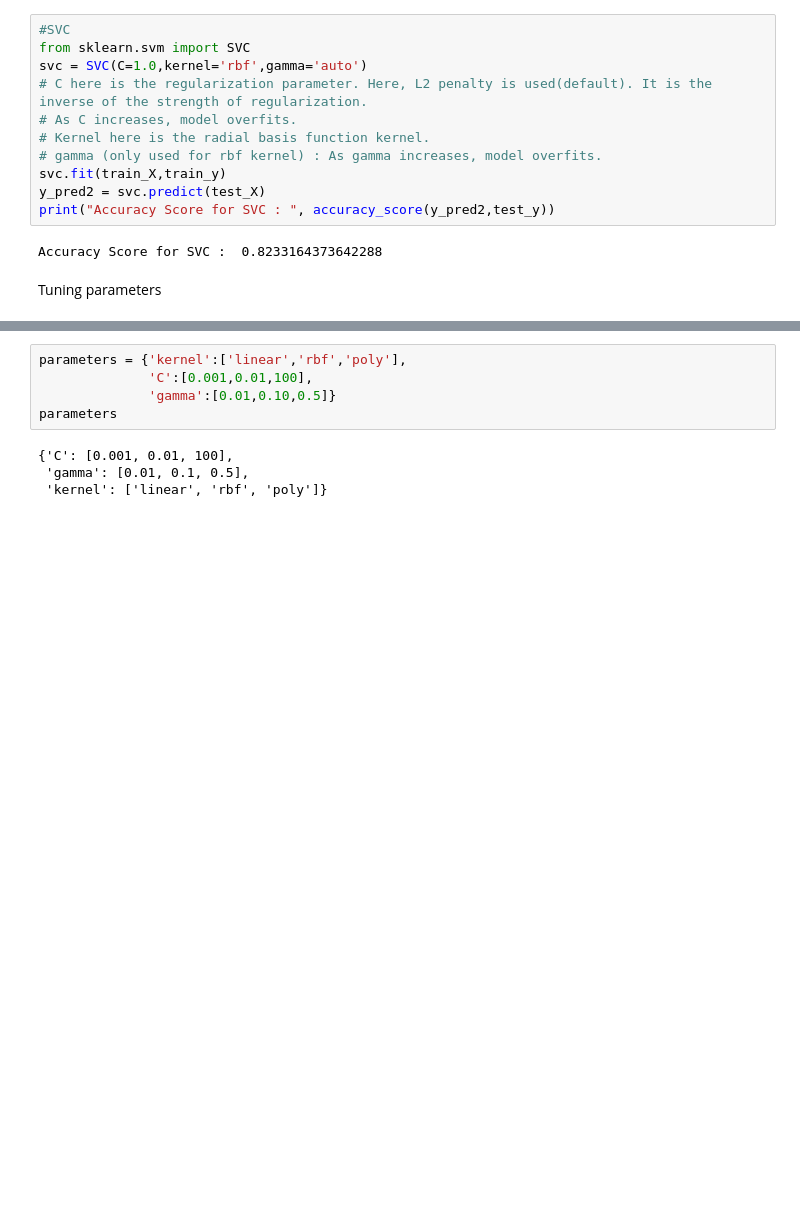
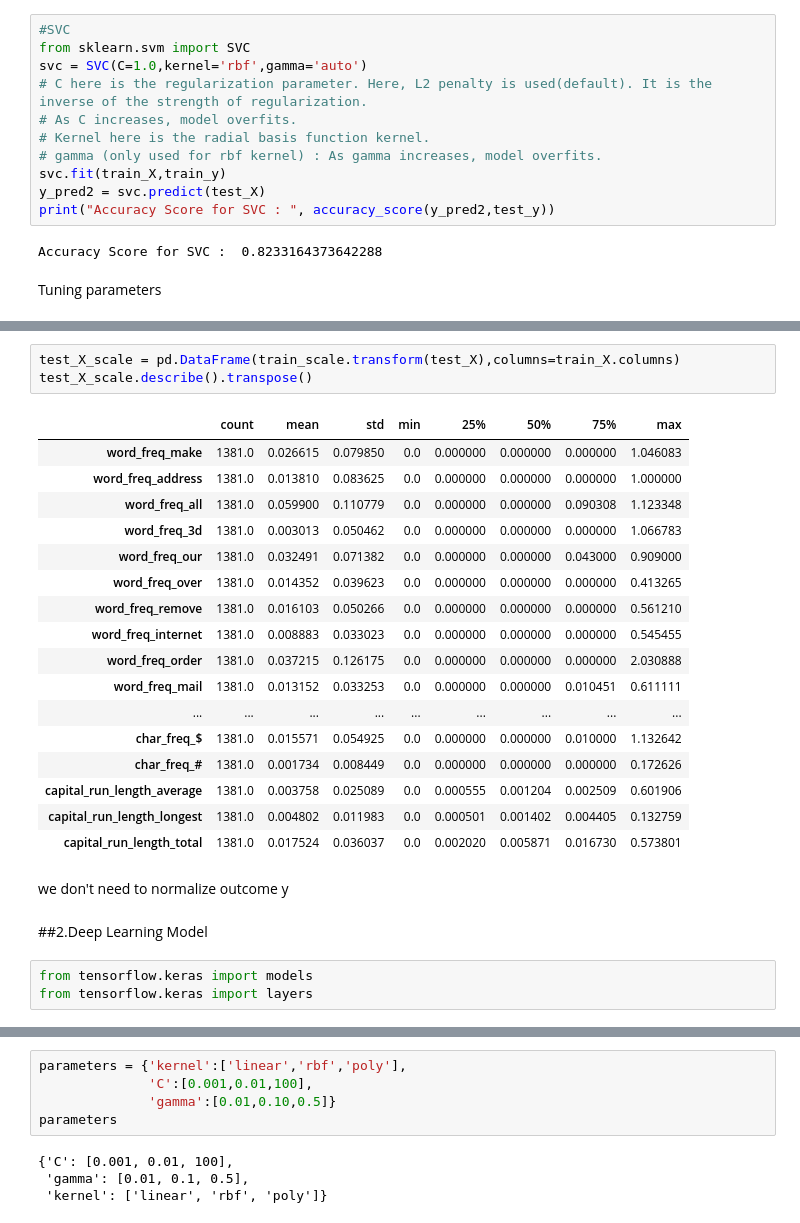
Before and after one commit to VineelaBandi/spam-email-detection, a Jupyter notebook: HW11.ipynb, the cells around one changed output, grey strips where cells are left out. Saved outputs shown, nothing was run; the diff lists cells and outputs as text; blank space fills up the shorter version.

```diff
--- a/HW11.ipynb
+++ b/HW11.ipynb
@@ -116,0 +260,28 @@ Tuning parameters
+# %%
+test_X_scale = pd.DataFrame(train_scale.transform(test_X),columns=train_X.columns)
+test_X_scale.describe().transpose()
+# %% [output]
+|  | count | mean | std | min | 25% | 50% | 75% | max |
+| word_freq_make | 1381.0 | 0.026615 | 0.079850 | 0.0 | 0.000000 | 0.000000 | 0.000000 | 1.046083 |
+| word_freq_address | 1381.0 | 0.013810 | 0.083625 | 0.0 | 0.000000 | 0.000000 | 0.000000 | 1.000000 |
+| word_freq_all | 1381.0 | 0.059900 | 0.110779 | 0.0 | 0.000000 | 0.000000 | 0.090308 | 1.123348 |
+| word_freq_3d | 1381.0 | 0.003013 | 0.050462 | 0.0 | 0.000000 | 0.000000 | 0.000000 | 1.066783 |
+| word_freq_our | 1381.0 | 0.032491 | 0.071382 | 0.0 | 0.000000 | 0.000000 | 0.043000 | 0.909000 |
+| word_freq_over | 1381.0 | 0.014352 | 0.039623 | 0.0 | 0.000000 | 0.000000 | 0.000000 | 0.413265 |
+| word_freq_remove | 1381.0 | 0.016103 | 0.050266 | 0.0 | 0.000000 | 0.000000 | 0.000000 | 0.561210 |
+| word_freq_internet | 1381.0 | 0.008883 | 0.033023 | 0.0 | 0.000000 | 0.000000 | 0.000000 | 0.545455 |
+| word_freq_order | 1381.0 | 0.037215 | 0.126175 | 0.0 | 0.000000 | 0.000000 | 0.000000 | 2.030888 |
+| word_freq_mail | 1381.0 | 0.013152 | 0.033253 | 0.0 | 0.000000 | 0.000000 | 0.010451 | 0.611111 |
+| ... | ... | ... | ... | ... | ... | ... | ... | ... |
+| char_freq_$ | 1381.0 | 0.015571 | 0.054925 | 0.0 | 0.000000 | 0.000000 | 0.010000 | 1.132642 |
+| char_freq_# | 1381.0 | 0.001734 | 0.008449 | 0.0 | 0.000000 | 0.000000 | 0.000000 | 0.172626 |
+| capital_run_length_average | 1381.0 | 0.003758 | 0.025089 | 0.0 | 0.000555 | 0.001204 | 0.002509 | 0.601906 |
+| capital_run_length_longest | 1381.0 | 0.004802 | 0.011983 | 0.0 | 0.000501 | 0.001402 | 0.004405 | 0.132759 |
+| capital_run_length_total | 1381.0 | 0.017524 | 0.036037 | 0.0 | 0.002020 | 0.005871 | 0.016730 | 0.573801 |
+# %% [markdown]
+we don't need to normalize outcome y
+# %% [markdown]
+##2.Deep Learning Model
+# %%
+from tensorflow.keras import models
+from tensorflow.keras import layers
```
Also changed, not shown: parts of 28 cells of this notebook.
